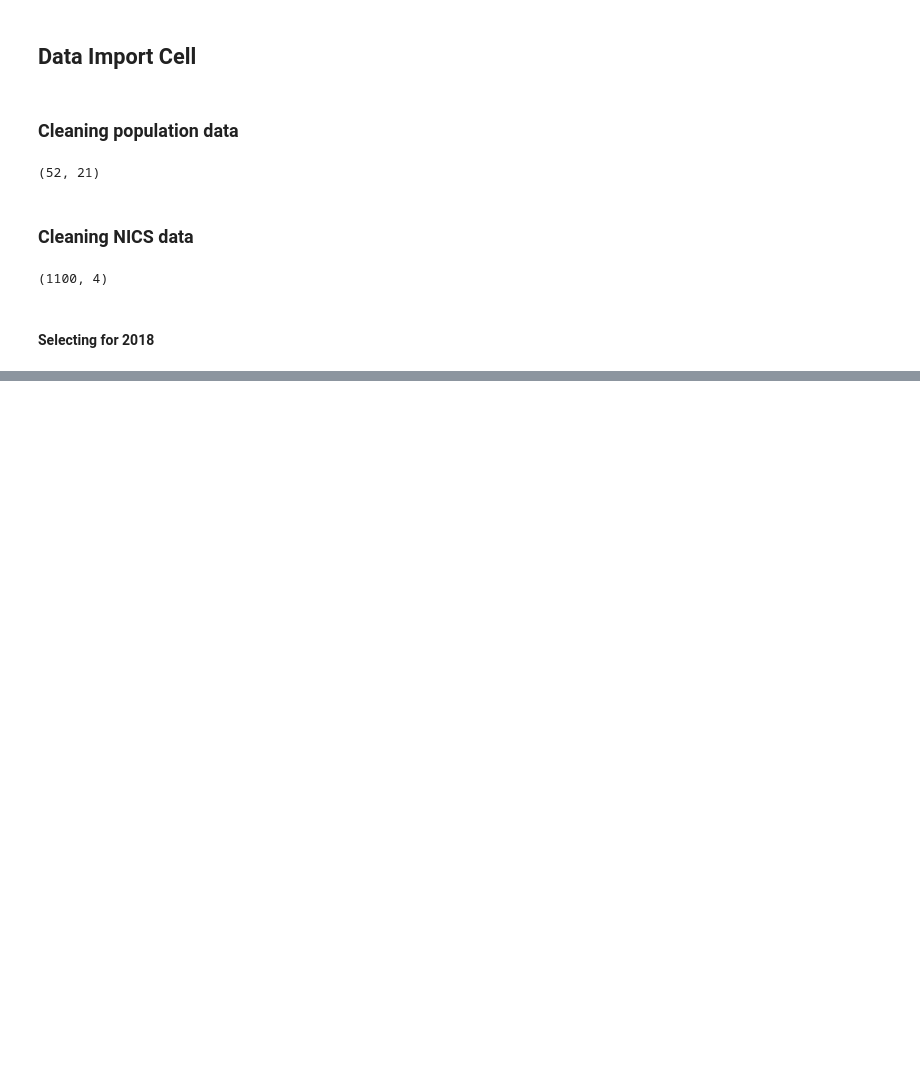
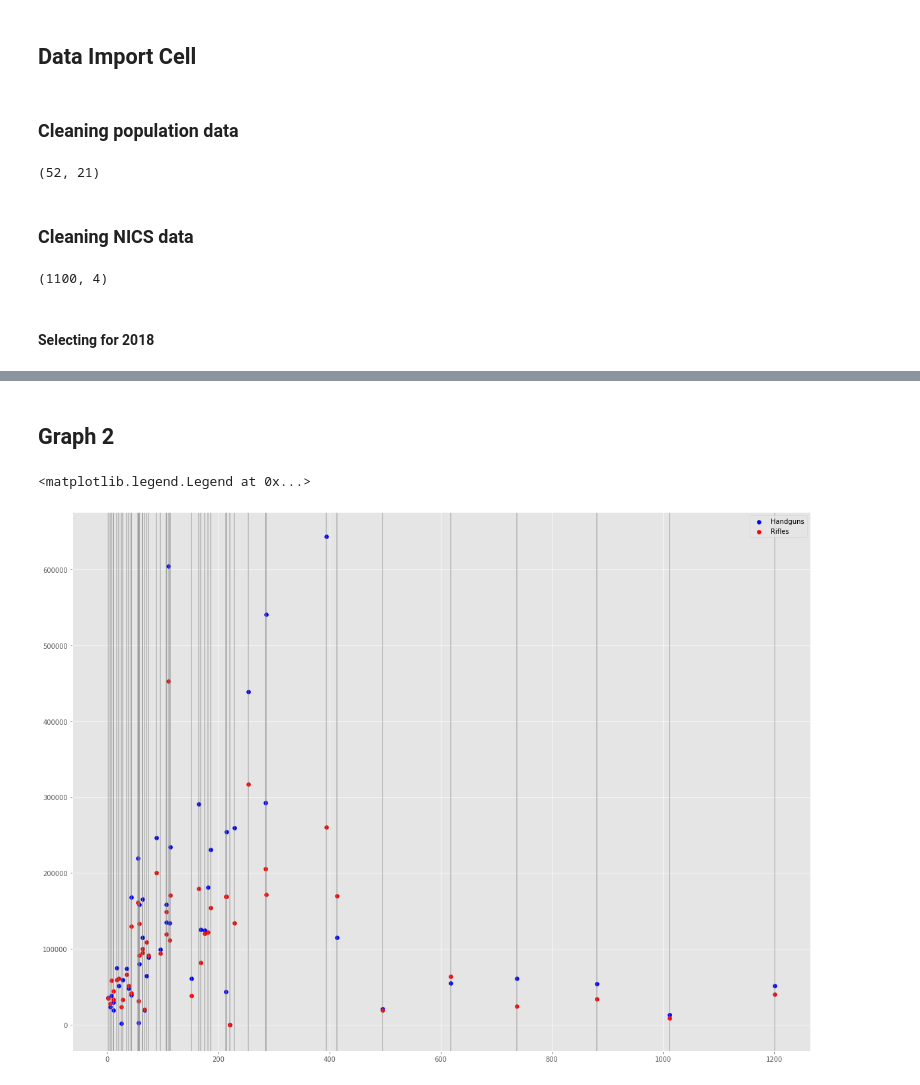
Before and after one commit to RellikDog/Capstone1, a Jupyter notebook: Capstone.ipynb, the cells around one changed output, grey strips where cells are left out. Saved outputs shown, nothing was run; the diff lists cells and outputs as text; code cells hidden in the pictures; blank space fills up the shorter version.

```diff
--- a/Capstone.ipynb
+++ b/Capstone.ipynb
@@ -67,0 +102,24 @@ for row in rows_to_drop:
+# %% [markdown]
+## Graph 2
+# %%
+#Remove DC as the obvious outlier
+nics_2018_df_noDC = nics_2018_df[nics_2018_df['state'] != 'District of Columbia']
+#Set up plot
+fig, ax = plt.subplots(figsize=(20,15))
+#Set up variables
+x = nics_2018_df_noDC['pop_density']
+handgun_y = nics_2018_df_noDC['total_handgun']
+long_gun_y = nics_2018_df_noDC['total_long_gun']
+#Plot
+ax.scatter(x, handgun_y, c='blue', label='Handguns')
+ax.scatter(x, long_gun_y, c='red', label='Rifles')
+#Label
+ax.xlabel = 'Population Density'
+ax.ylabel = 'NICS Applications'
+for i in x:
+    ax.axvline(i, color='grey', alpha=.5)
+#ax.axvline(x, color='grey', alpha=.5)
+ax.legend()
+# %% [output]
+<matplotlib.legend.Legend at 0x...>
+[figure, added]
```
Also changed, not shown: parts of 6 cells of this notebook, 1 other file.
